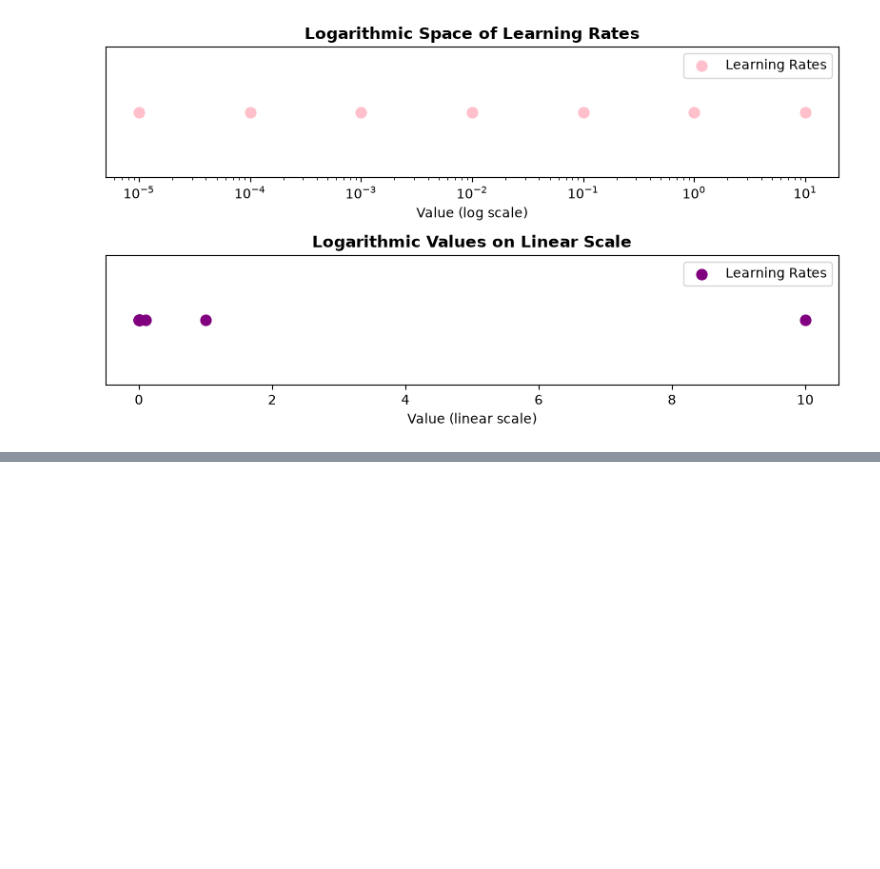
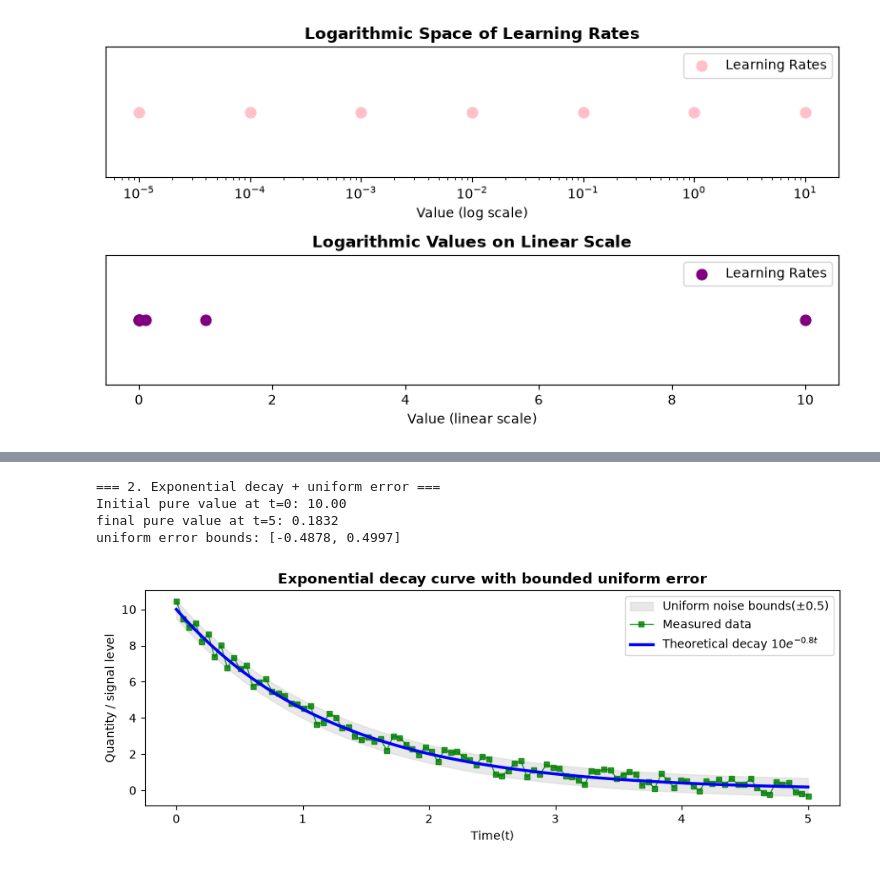
Before and after one commit to utsav1103/CDAC-AI, a Jupyter notebook: Data-analytics/day5/day5.ipynb, the cells around one changed output, grey strips where cells are left out. Drawn from its saved outputs; the diff is of its cells as text; code cells hidden in the pictures; blank space fills up the shorter version.

```diff
--- a/Data-analytics/day5/day5.ipynb
+++ b/Data-analytics/day5/day5.ipynb
@@ -131,0 +341,74 @@ Learning rates: ['0.000010', '0.000100', '0.001000', '0.010000', '0.100000', '1.
+# %%
+# generate decay signal
+
+t_decay = np.linspace(
+    start=0.0,
+    stop=5.0,
+    num=100
+)
+
+N0 = 10.0
+decay_rate = 0.8
+
+y_decay_pure = N0 * np.exp(-decay_rate * t_decay)
+
+uniform_noise = np.random.uniform(
+    low=-0.5,
+    high=0.5,
+    size = len(t_decay)
+)
+
+y_decay_measured = y_decay_pure + uniform_noise
+
+print("=== 2. Exponential decay + uniform error ===")
+print(f"Initial pure value at t=0: {y_decay_pure[0]:.2f}")
+print(f"final pure value at t=5: {y_decay_pure[-1]:.4f}")
+print(f"uniform error bounds: [{uniform_noise.min():.4f}, {uniform_noise.max():.4f}]")
+
+plt.figure(figsize=(9,3.5))
+
+plt.fill_between(
+    x=t_decay,
+    y1=y_decay_pure - 0.5,
+    y2=y_decay_pure + 0.5,
+    color='lightgray',
+    alpha=0.5,
+    label='Uniform noise bounds($\\pm 0.5$)'
+)
+
+plt.plot(
+    t_decay,
+    y_decay_measured,
+    's-',
+    color='green',
+    linewidth=1,
+    markersize=4,
+    alpha=0.8,
+    label='Measured data'
+)
+
+plt.plot(
+    t_decay,
+    y_decay_pure,
+    color='blue',
+    linewidth=2.5,
+    label='Theoretical decay $10e^{-0.8t}$'
+)
+
+plt.title(
+    label='Exponential decay curve with bounded uniform error',
+    fontsize=12,
+    fontweight='bold'
+)
+
+plt.xlabel(xlabel='Time(t)')
+plt.ylabel(ylabel='Quantity / signal level')
+plt.legend(loc='upper right')
+plt.tight_layout()
+plt.show()
+# %% [output]
+=== 2. Exponential decay + uniform error ===
+Initial pure value at t=0: 10.00
+final pure value at t=5: 0.1832
+uniform error bounds: [-0.4878, 0.4997]
+[figure, added]
```
Also changed, not shown: parts of 15 cells of this notebook.
